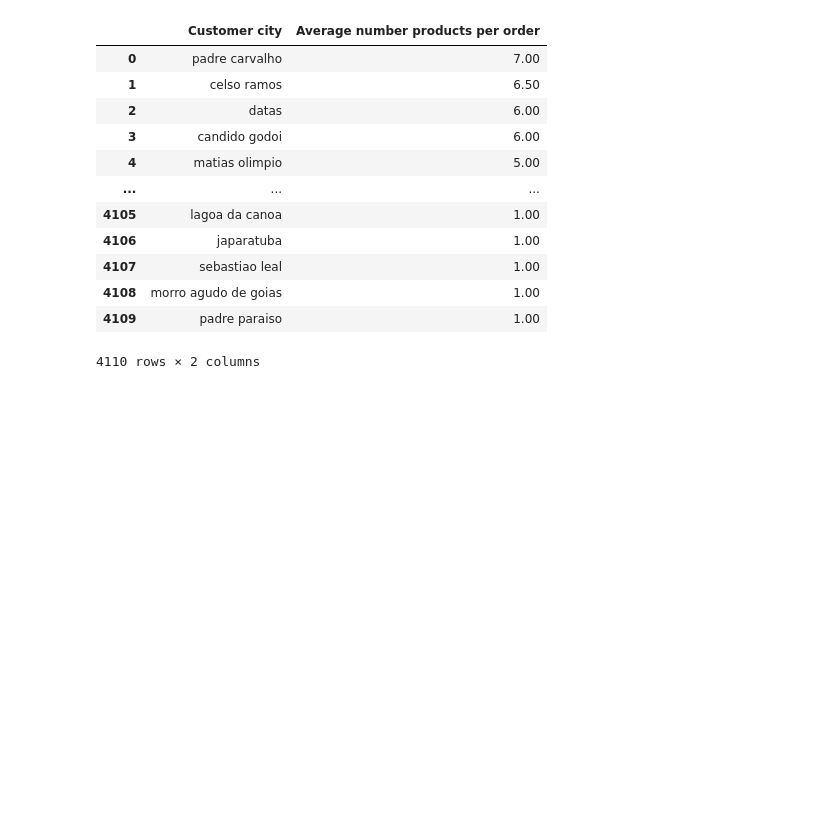
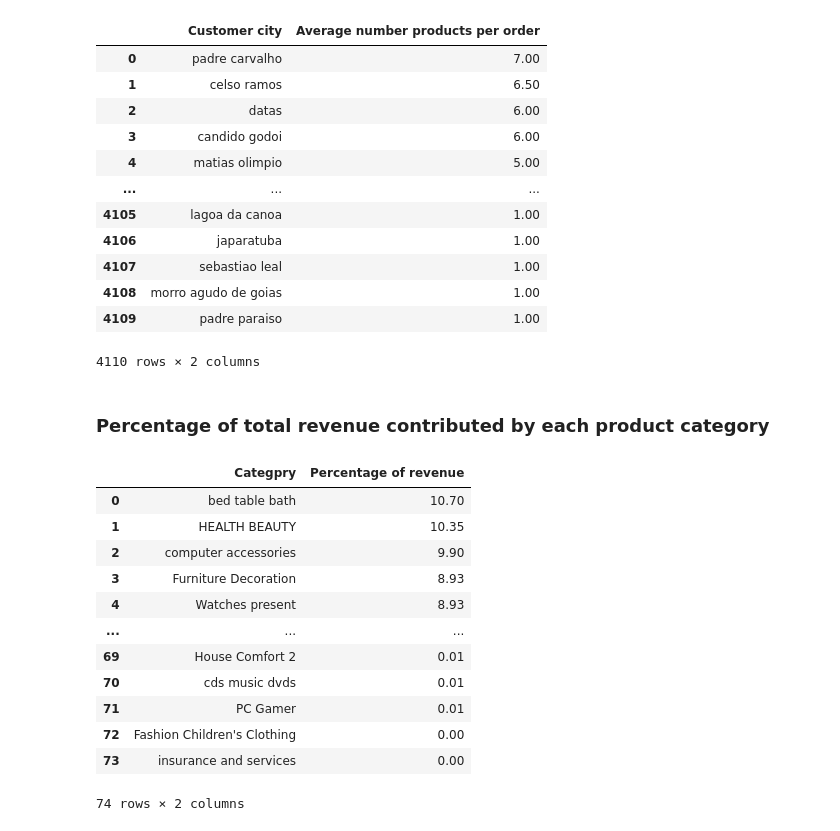
Before and after one commit to swaruppanda11/e-Commerce-Target-Sales-Dataset-Analysis-and-Visualization, a Jupyter notebook: Script.ipynb, the cells around one changed output. Saved outputs shown, nothing was run; the diff lists cells and outputs as text; code cells hidden in the pictures; blank space fills up the shorter version.

```diff
--- a/Script.ipynb
+++ b/Script.ipynb
@@ -249,3 +250,33 @@ df
 | 4108 | morro agudo de goias | 1.00 |
 | 4109 | padre paraiso | 1.00 |
 4110 rows × 2 columns
+# %% [markdown]
+### Percentage of total revenue contributed by each product category
+# %%
+query = """ select products.product_category category,
+round((sum(payments.payment_value)/(select sum(payment_value) from payments)) * 100, 2) sales_percentage
+from products join order_items
+on products.product_id = order_items.product_id
+join payments
+on payments.order_id = order_items.order_id
+group by category order by sales_percentage desc;
+"""
+
+cur.execute(query)
+data = cur.fetchall()
+df = pd.DataFrame(data, columns = ["Categpry", "Percentage of revenue"])
+df
+# %% [output]
+|  | Categpry | Percentage of revenue |
+| 0 | bed table bath | 10.70 |
+| 1 | HEALTH BEAUTY | 10.35 |
+| 2 | computer accessories | 9.90 |
+| 3 | Furniture Decoration | 8.93 |
+| 4 | Watches present | 8.93 |
+| ... | ... | ... |
+| 69 | House Comfort 2 | 0.01 |
+| 70 | cds music dvds | 0.01 |
+| 71 | PC Gamer | 0.01 |
+| 72 | Fashion Children's Clothing | 0.00 |
+| 73 | insurance and services | 0.00 |
+74 rows × 2 columns
```
Also changed, not shown: parts of 9 cells of this notebook.
